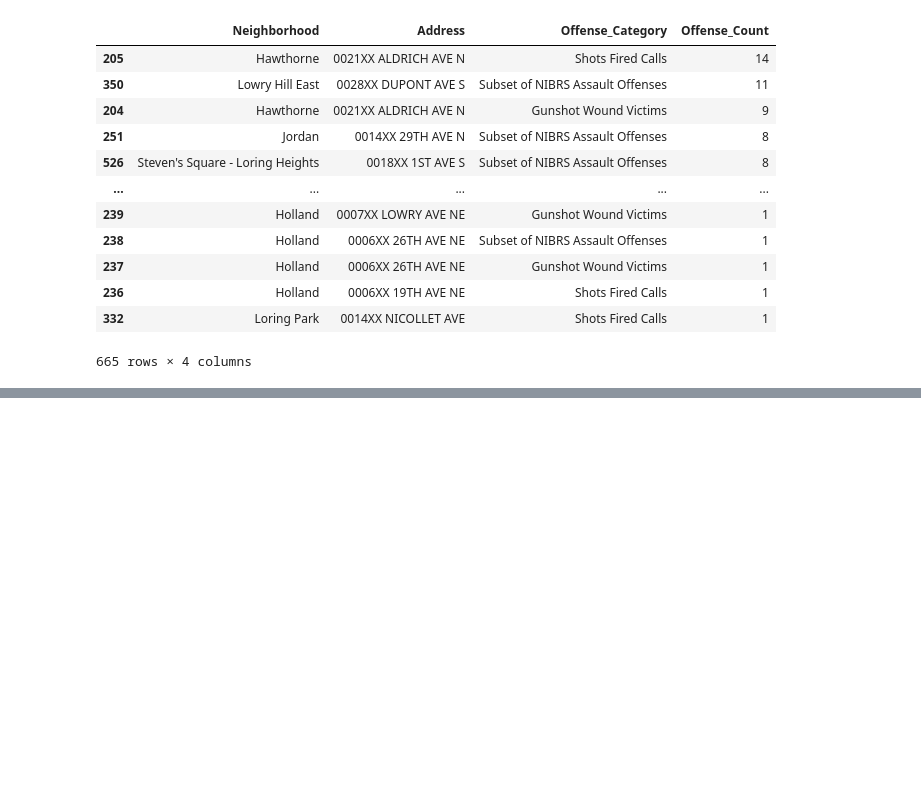
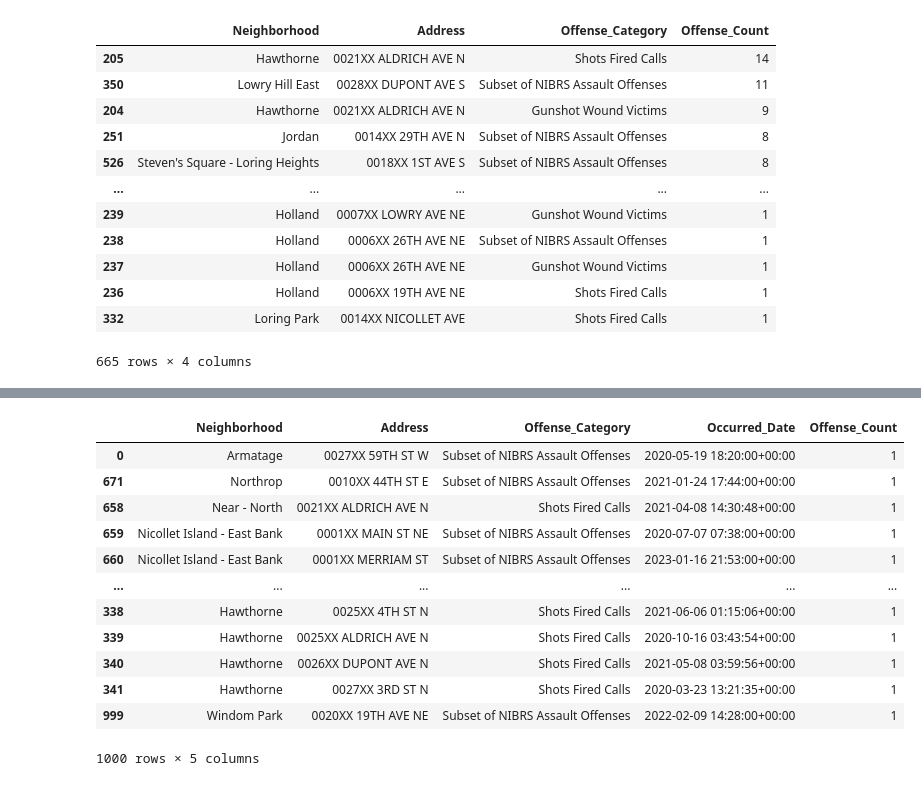
Before and after one commit to ottoaara/group6_project1, a Jupyter notebook: GroupSix_Project_1/Main.ipynb, the cells around one changed output, grey strips where cells are left out. Drawn from its saved outputs; the diff is of its cells as text; code cells hidden in the pictures; blank space fills up the shorter version.

```diff
--- a/GroupSix_Project_1/Main.ipynb
+++ b/GroupSix_Project_1/Main.ipynb
@@ -182,0 +185,18 @@ sorted_grouped_data
+# %%
+# viewing sorted data frame.
+sorted_grouped_data = grouped_data_bydate.sort_values(by='Offense_Count', ascending=False)
+sorted_grouped_data
+# %% [output]
+|  | Neighborhood | Address | Offense_Category | Occurred_Date | Offense_Count |
+| 0 | Armatage | 0027XX 59TH ST W | Subset of NIBRS Assault Offenses | 2020-05-19 18:20:00+00:00 | 1 |
+| 671 | Northrop | 0010XX 44TH ST E | Subset of NIBRS Assault Offenses | 2021-01-24 17:44:00+00:00 | 1 |
+| 658 | Near - North | 0021XX ALDRICH AVE N | Shots Fired Calls | 2021-04-08 14:30:48+00:00 | 1 |
+| 659 | Nicollet Island - East Bank | 0001XX MAIN ST NE | Subset of NIBRS Assault Offenses | 2020-07-07 07:38:00+00:00 | 1 |
+| 660 | Nicollet Island - East Bank | 0001XX MERRIAM ST | Subset of NIBRS Assault Offenses | 2023-01-16 21:53:00+00:00 | 1 |
+| ... | ... | ... | ... | ... | ... |
+| 338 | Hawthorne | 0025XX 4TH ST N | Shots Fired Calls | 2021-06-06 01:15:06+00:00 | 1 |
+| 339 | Hawthorne | 0025XX ALDRICH AVE N | Shots Fired Calls | 2020-10-16 03:43:54+00:00 | 1 |
+| 340 | Hawthorne | 0026XX DUPONT AVE N | Shots Fired Calls | 2021-05-08 03:59:56+00:00 | 1 |
+| 341 | Hawthorne | 0027XX 3RD ST N | Shots Fired Calls | 2020-03-23 13:21:35+00:00 | 1 |
+| 999 | Windom Park | 0020XX 19TH AVE NE | Subset of NIBRS Assault Offenses | 2022-02-09 14:28:00+00:00 | 1 |
+1000 rows × 5 columns
```
Also changed, not shown: parts of 7 cells of this notebook.
